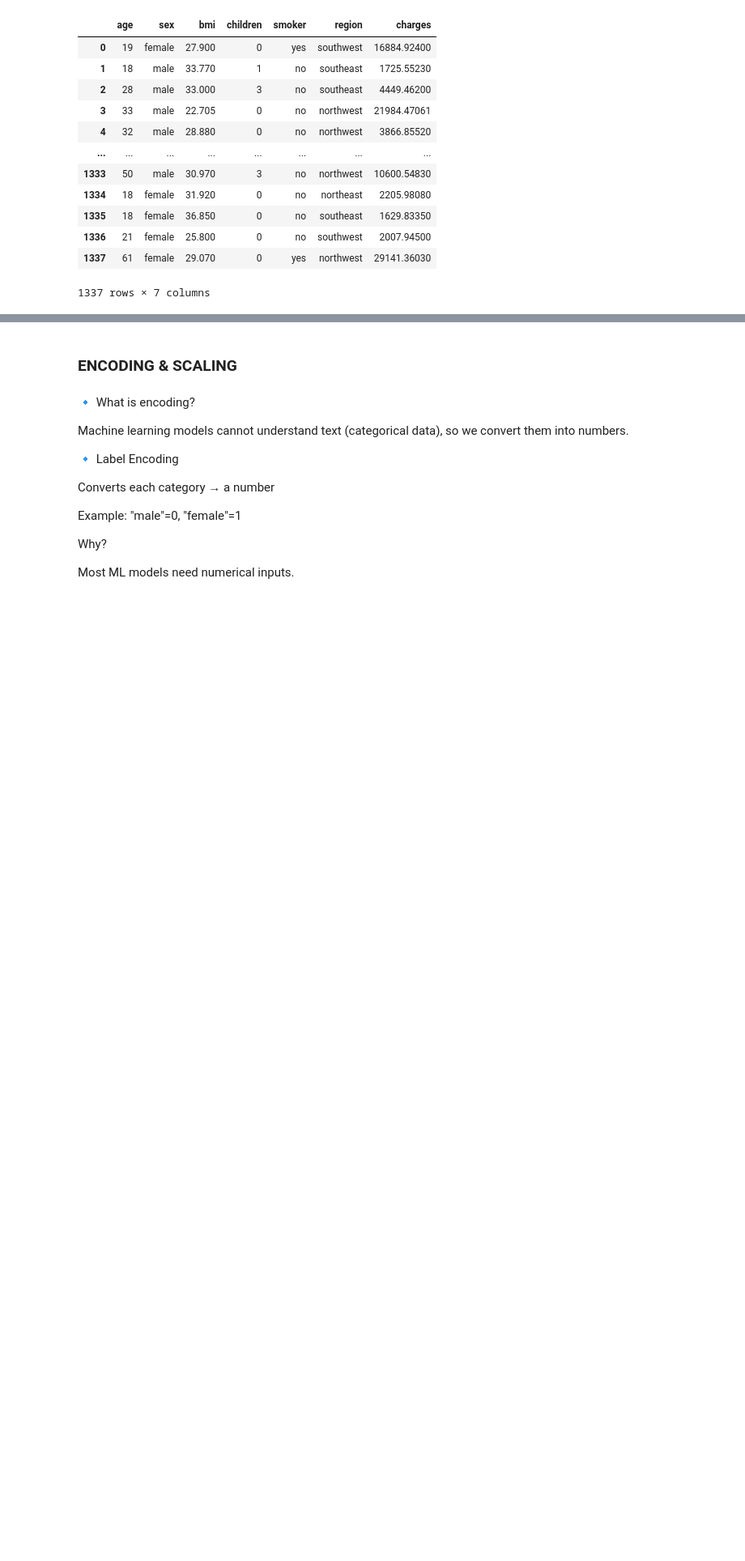
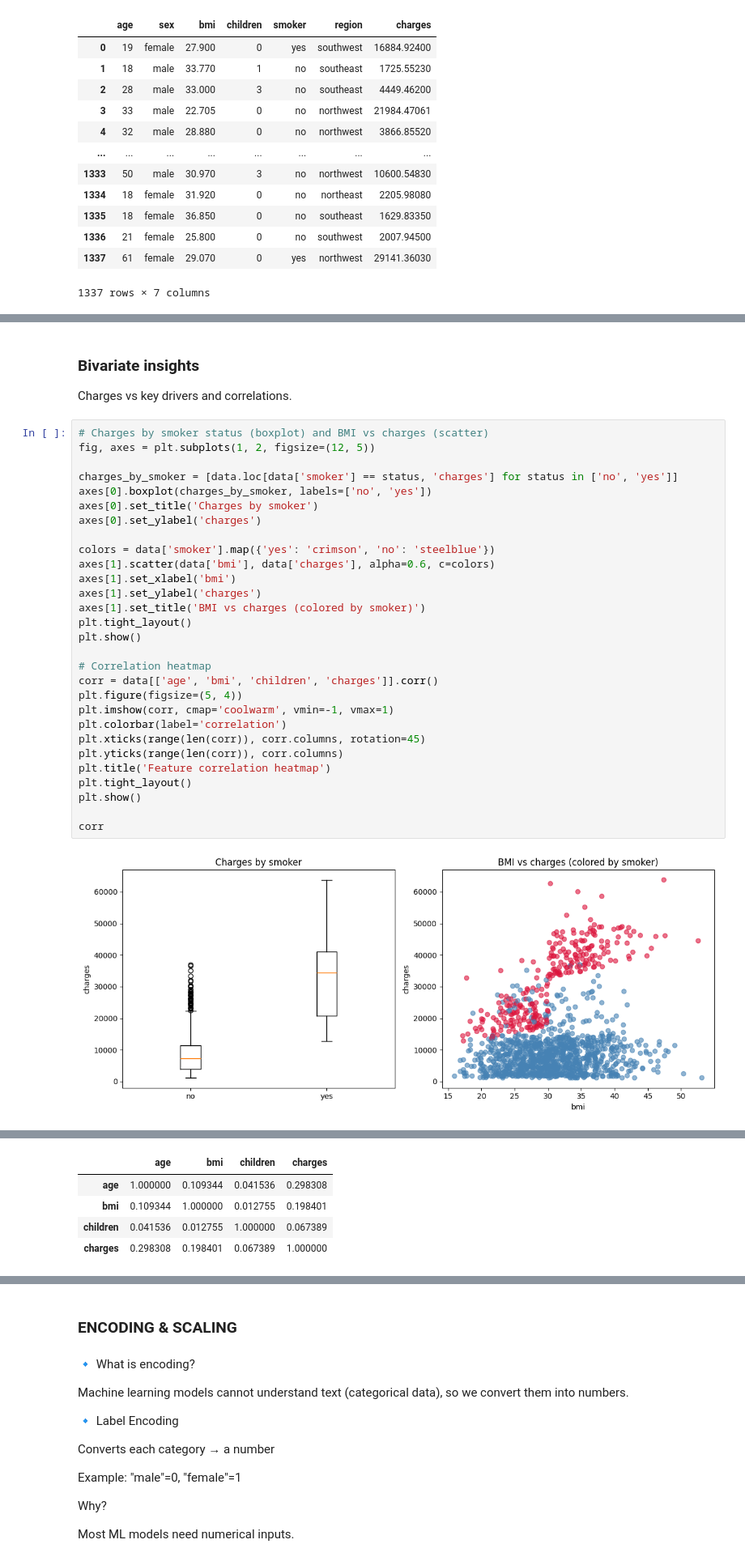
Before and after one commit to Faysalseifu/End-to-End-Insurance-Risk-Analytics-Predictive-Modeling, a Jupyter notebook: notebooks/Exploratory Data Analysis.ipynb, the cells around one changed output, grey strips where cells are left out. Shown at 81% size. Cells and saved outputs as stored; diff of their text form; blank space fills up the shorter version.

```diff
--- a/notebooks/Exploratory Data Analysis.ipynb
+++ b/notebooks/Exploratory Data Analysis.ipynb
@@ -43,0 +129,34 @@ data
+# %% [markdown]
+### Bivariate insights
+Charges vs key drivers and correlations.
+# %%
+# Charges by smoker status (boxplot) and BMI vs charges (scatter)
+fig, axes = plt.subplots(1, 2, figsize=(12, 5))
+
+charges_by_smoker = [data.loc[data['smoker'] == status, 'charges'] for status in ['no', 'yes']]
+axes[0].boxplot(charges_by_smoker, labels=['no', 'yes'])
+axes[0].set_title('Charges by smoker')
+axes[0].set_ylabel('charges')
+
+colors = data['smoker'].map({'yes': 'crimson', 'no': 'steelblue'})
+axes[1].scatter(data['bmi'], data['charges'], alpha=0.6, c=colors)
+axes[1].set_xlabel('bmi')
+axes[1].set_ylabel('charges')
+axes[1].set_title('BMI vs charges (colored by smoker)')
+plt.tight_layout()
+plt.show()
+
+# Correlation heatmap
+corr = data[['age', 'bmi', 'children', 'charges']].corr()
+plt.figure(figsize=(5, 4))
+plt.imshow(corr, cmap='coolwarm', vmin=-1, vmax=1)
+plt.colorbar(label='correlation')
+plt.xticks(range(len(corr)), corr.columns, rotation=45)
+plt.yticks(range(len(corr)), corr.columns)
+plt.title('Feature correlation heatmap')
+plt.tight_layout()
+plt.show()
+
+corr
+# %% [output]
+[figure, added]
@@ -43,0 +164,5 @@ data
+|  | age | bmi | children | charges |
+| age | 1.000000 | 0.109344 | 0.041536 | 0.298308 |
+| bmi | 0.109344 | 1.000000 | 0.012755 | 0.198401 |
+| children | 0.041536 | 0.012755 | 1.000000 | 0.067389 |
+| charges | 0.298308 | 0.198401 | 0.067389 | 1.000000 |
```
Also changed, not shown: parts of 10 cells of this notebook, 2 other files.
